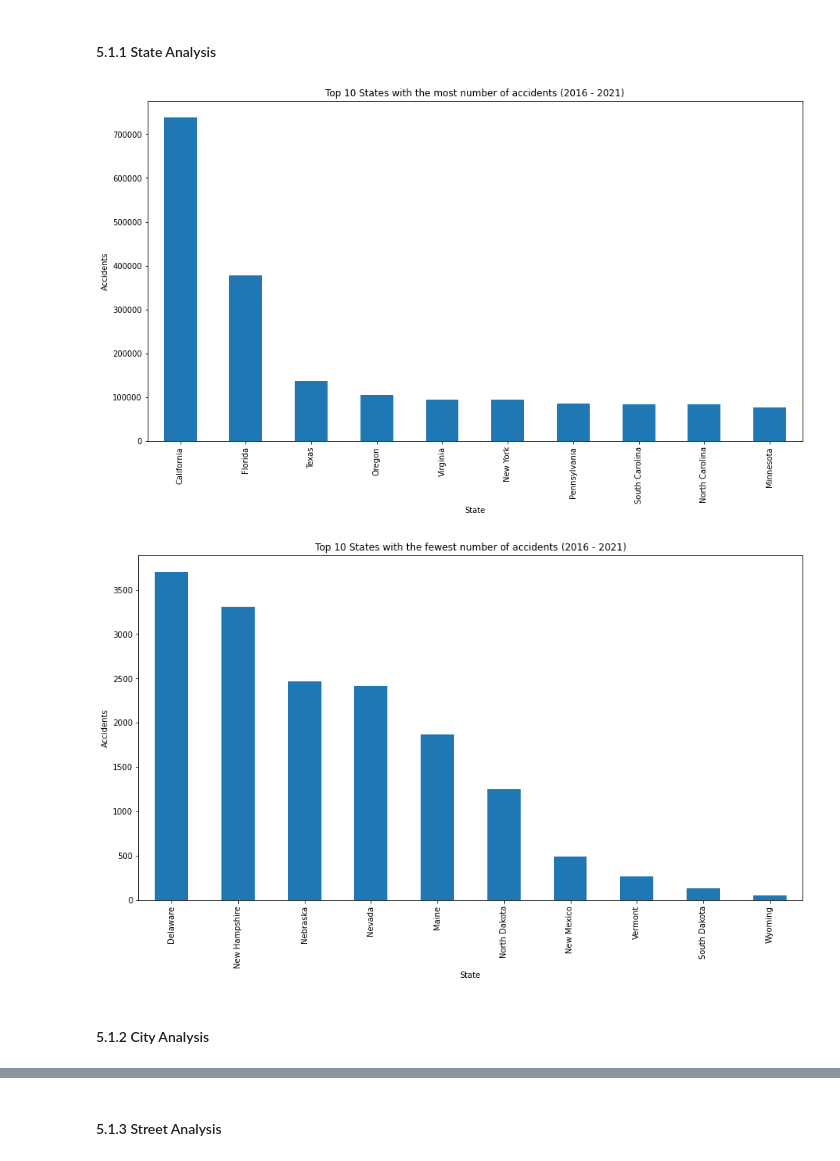
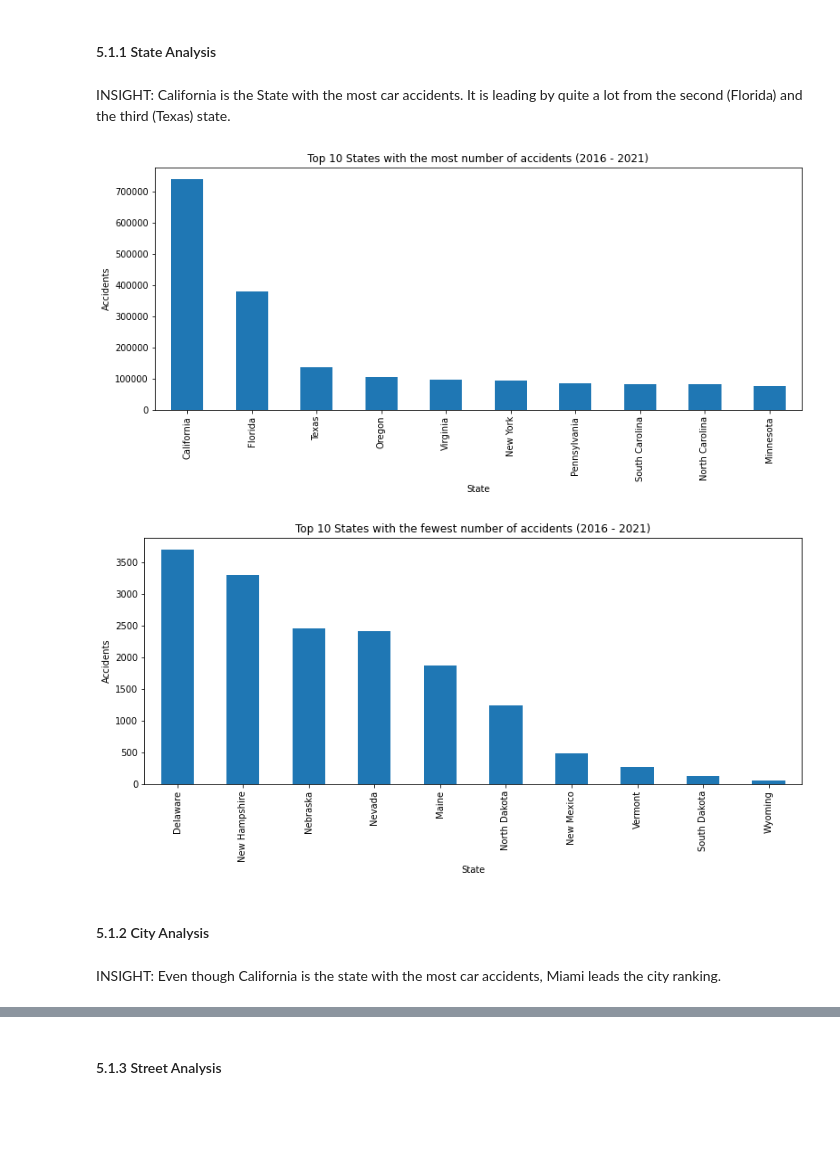
Before and after one commit to lyubol/Exploratory-Data-Analysis, a Jupyter notebook: EDA - US Accidents/US Accidents-checkpoint.ipynb, the cells around one changed output, grey strips where cells are left out. Drawn from its saved outputs; the diff is of its cells as text; code cells hidden in the pictures; blank space fills up the shorter version.

Commit message:
Added Time Analysis logic and markdown cells for insights

```diff
--- a/EDA - US Accidents/US Accidents-checkpoint.ipynb
+++ b/EDA - US Accidents/US Accidents-checkpoint.ipynb
@@ -353,6 +353,8 @@ states_dict = {
     "Wisconsin":"WI",
     "Wyoming":"WY"
 }
+# %% [markdown]
+INSIGHT: California is the State with the most car accidents. It is leading by quite a lot from the second (Florida) and the third (Texas) state.
 # %%
 # Create new DataFrame to hold states by total number of accidents
 df_top_states = (
@@ -373,19 +375,19 @@ df_top_states["Percent"] = (df_top_states["Total"] / df_top_states["Total"].sum(
 # %%
 df_top_states["Total"].nlargest(10).plot(
     kind = "bar",
-    figsize = (15,8),
+    figsize = (13,5),
     title = "Top 10 States with the most number of accidents (2016 - 2021)",
     xlabel = "State",
     ylabel = "Accidents"
 )
 
 plt.show()
 # %% [output]
-[figure, old version]
+[figure, new version]
 # %%
 df_top_states["Total"].nsmallest(10).sort_values(ascending=False).plot(
     kind = "bar",
-    figsize = (15,8),
+    figsize = (13,5),
     title = "Top 10 States with the fewest number of accidents (2016 - 2021)",
     xlabel = "State",
     ylabel = "Accidents"
@@ -393,9 +395,11 @@ df_top_states["Total"].nsmallest(10).sort_values(ascending=False).plot(
 
 plt.show()
 # %% [output]
-[figure, old version]
+[figure, new version]
 # %% [markdown]
 #### 5.1.2 City Analysis
+# %% [markdown]
+INSIGHT: Even though California is the state with the most car accidents, Miami leads the city ranking.
 # %%
 df["City"].value_counts().nlargest(10).plot(
     kind="bar",
```
Also changed, not shown: parts of 22 cells of this notebook.
